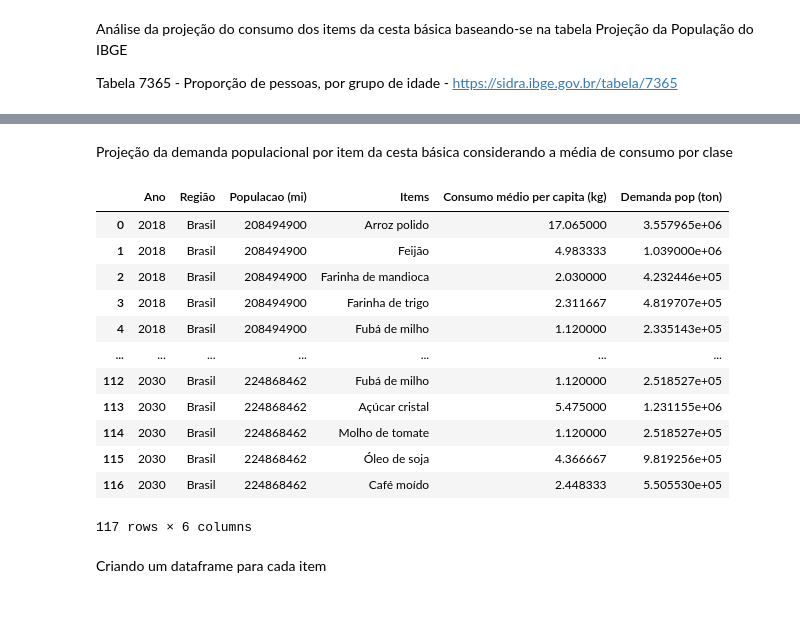
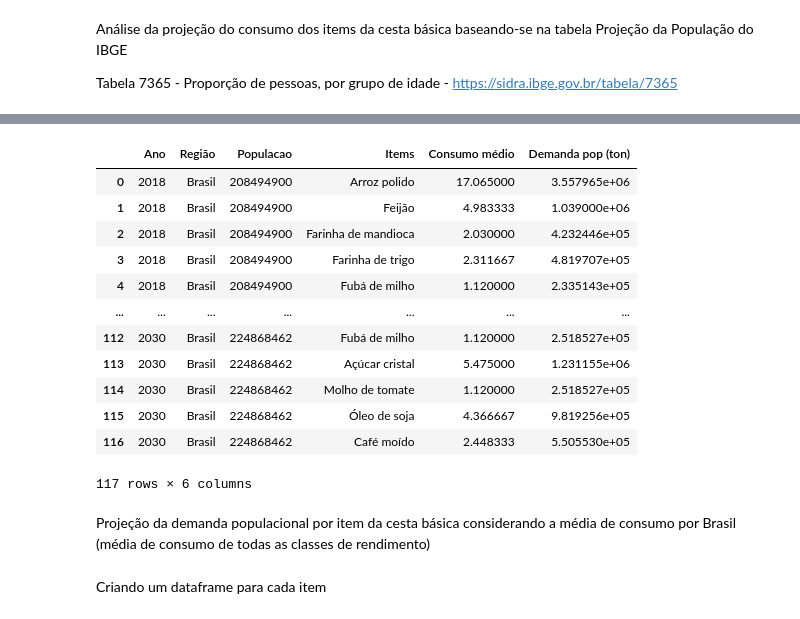
Before and after one commit to O-PY-THA-ON/dcc---fellowship-ci-ncia-de-dados, a Jupyter notebook: projecao_consumo.ipynb, the cells around one changed output, grey strips where cells are left out. Drawn from its saved outputs; the diff is of its cells as text; code cells hidden in the pictures.

```diff
--- a/projecao_consumo.ipynb
+++ b/projecao_consumo.ipynb
@@ -54,22 +58,26 @@ projecao_consumo_regiao.to_excel('projecao_consumo_regiao.xlsx')
+# %%
+projecao_consumo_brasil['Demanda pop (ton)'] = (projecao_consumo_brasil['Populacao']*projecao_consumo_brasil['Consumo médio'])/1000
+# %%
+projecao_consumo_brasil
+# %% [output]
+|  | Ano | Região | Populacao | Items | Consumo médio | Demanda pop (ton) |
+| 0 | 2018 | Brasil | 208494900 | Arroz polido | 17.065000 | 3.557965e+06 |
+| 1 | 2018 | Brasil | 208494900 | Feijão | 4.983333 | 1.039000e+06 |
+| 2 | 2018 | Brasil | 208494900 | Farinha de mandioca | 2.030000 | 4.232446e+05 |
+| 3 | 2018 | Brasil | 208494900 | Farinha de trigo | 2.311667 | 4.819707e+05 |
+| 4 | 2018 | Brasil | 208494900 | Fubá de milho | 1.120000 | 2.335143e+05 |
+| ... | ... | ... | ... | ... | ... | ... |
+| 112 | 2030 | Brasil | 224868462 | Fubá de milho | 1.120000 | 2.518527e+05 |
+| 113 | 2030 | Brasil | 224868462 | Açúcar cristal | 5.475000 | 1.231155e+06 |
+| 114 | 2030 | Brasil | 224868462 | Molho de tomate | 1.120000 | 2.518527e+05 |
+| 115 | 2030 | Brasil | 224868462 | Óleo de soja | 4.366667 | 9.819256e+05 |
+| 116 | 2030 | Brasil | 224868462 | Café moído | 2.448333 | 5.505530e+05 |
+117 rows × 6 columns
 # %% [markdown]
-Projeção da demanda populacional por item da cesta básica considerando a média de consumo por clase
+Projeção da demanda populacional por item da cesta básica considerando a média de consumo por Brasil (média de consumo de todas as classes de rendimento)
 # %%
 projecao_demanda_brasil = pd.read_excel("C:\dcc-fellowship-ciencia-de-dados\projecao_demanda_brasil.xlsx")
-projecao_demanda_brasil
+projecao_demanda_brasil.to_excel('projecao_demanda_brasil.xlsx')
-# %% [output]
-|  | Ano | Região | Populacao (mi) | Items | Consumo médio per capita (kg) | Demanda pop (ton) |
-| 0 | 2018 | Brasil | 208494900 | Arroz polido | 17.065000 | 3.557965e+06 |
-| 1 | 2018 | Brasil | 208494900 | Feijão | 4.983333 | 1.039000e+06 |
-| 2 | 2018 | Brasil | 208494900 | Farinha de mandioca | 2.030000 | 4.232446e+05 |
-| 3 | 2018 | Brasil | 208494900 | Farinha de trigo | 2.311667 | 4.819707e+05 |
-| 4 | 2018 | Brasil | 208494900 | Fubá de milho | 1.120000 | 2.335143e+05 |
-| ... | ... | ... | ... | ... | ... | ... |
-| 112 | 2030 | Brasil | 224868462 | Fubá de milho | 1.120000 | 2.518527e+05 |
-| 113 | 2030 | Brasil | 224868462 | Açúcar cristal | 5.475000 | 1.231155e+06 |
-| 114 | 2030 | Brasil | 224868462 | Molho de tomate | 1.120000 | 2.518527e+05 |
-| 115 | 2030 | Brasil | 224868462 | Óleo de soja | 4.366667 | 9.819256e+05 |
-| 116 | 2030 | Brasil | 224868462 | Café moído | 2.448333 | 5.505530e+05 |
-117 rows × 6 columns
 # %% [markdown]
 Criando um dataframe para cada item
 # %%
```
Also changed, not shown: parts of 15 cells of this notebook, 5 other files.
